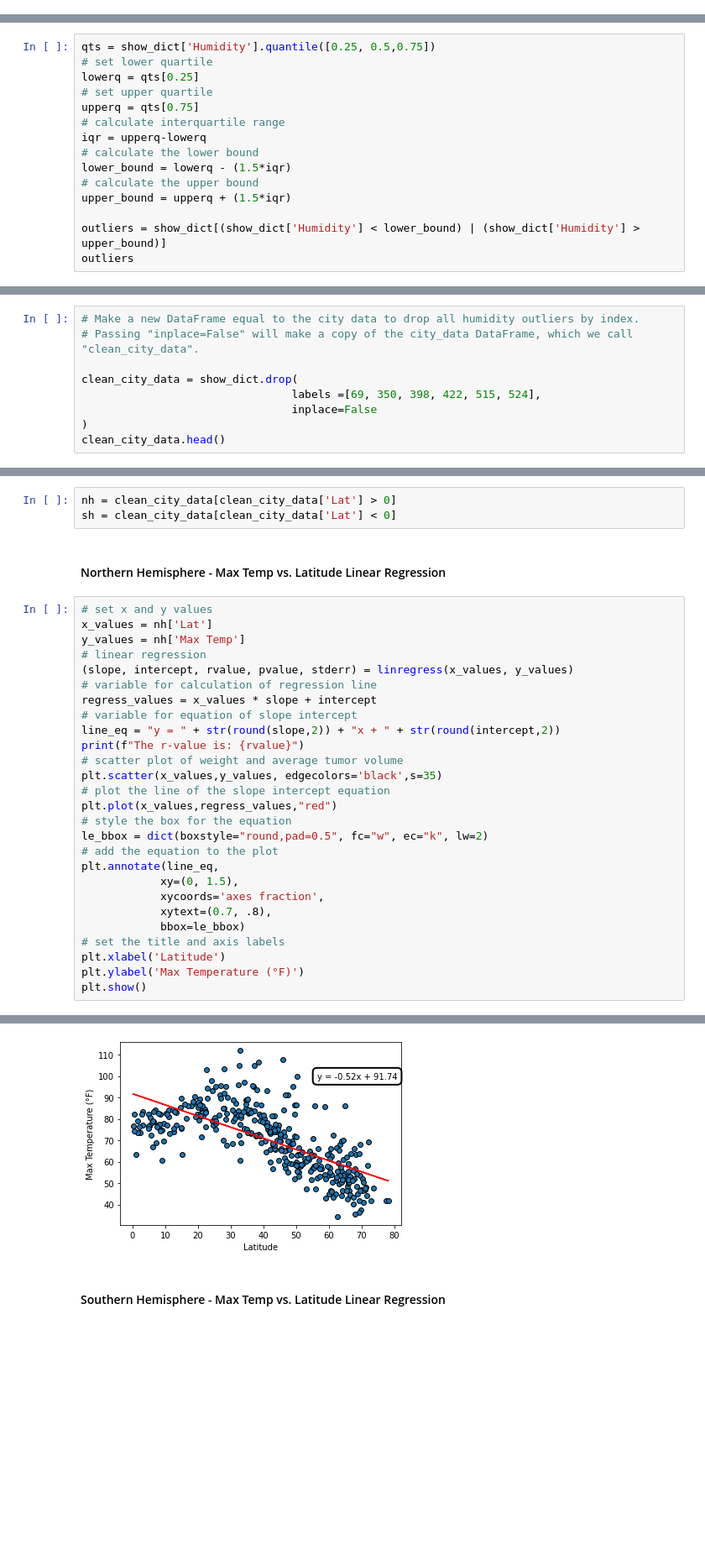
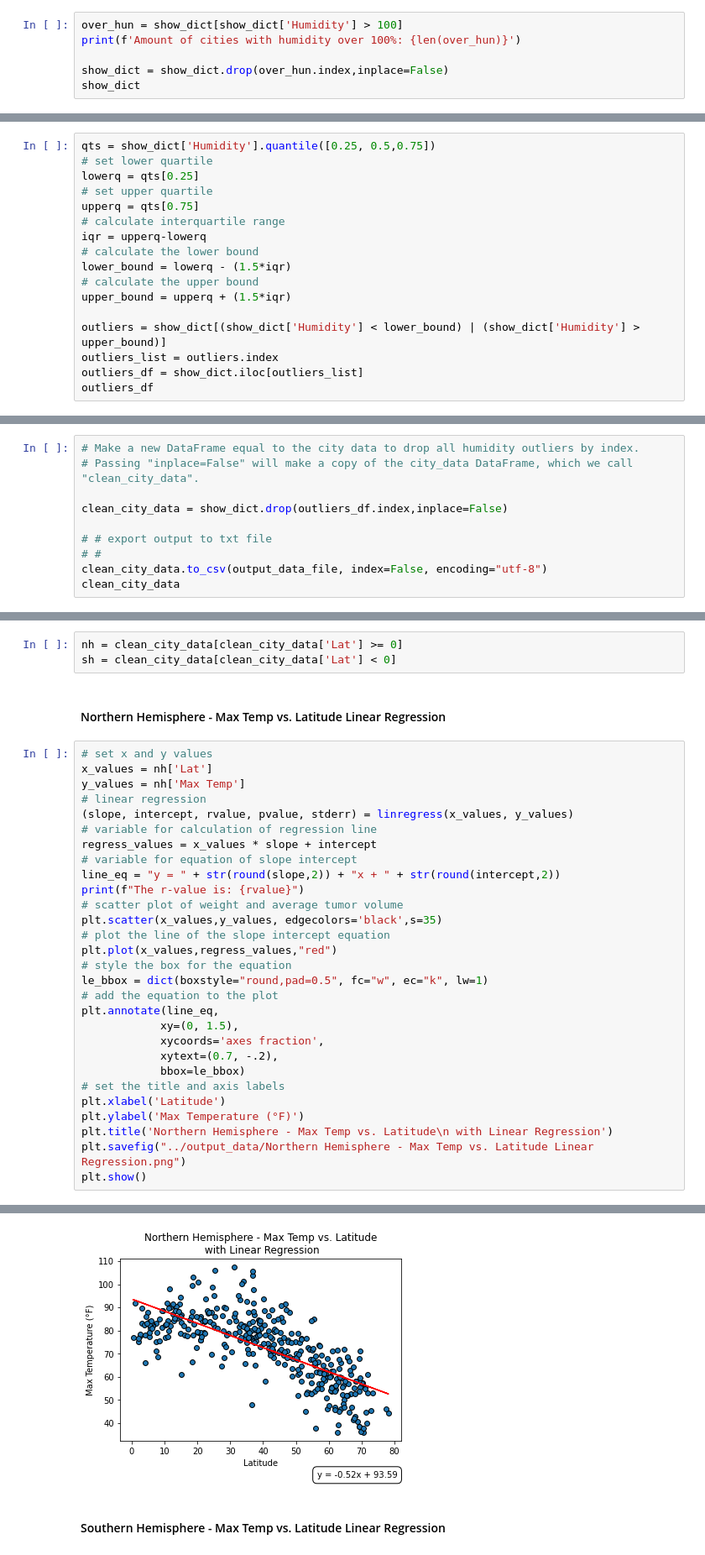
Before and after one commit to rb25s13/python-api-challenge, a Jupyter notebook: WeatherPy/WeatherPy.ipynb, the cells around one changed output, grey strips where cells are left out. Shown at 84% size. Saved outputs shown, nothing was run; the diff lists cells and outputs as text; blank space fills up the shorter version.

```diff
--- a/WeatherPy/WeatherPy.ipynb
+++ b/WeatherPy/WeatherPy.ipynb
@@ -186,0 +184,6 @@ over_hun
+# %%
+over_hun = show_dict[show_dict['Humidity'] > 100]
+print(f'Amount of cities with humidity over 100%: {len(over_hun)}')
+
+show_dict = show_dict.drop(over_hun.index,inplace=False)
+show_dict
@@ -198,6 +216,8 @@ lower_bound = lowerq - (1.5*iqr)
 upper_bound = upperq + (1.5*iqr)
 
 outliers = show_dict[(show_dict['Humidity'] < lower_bound) | (show_dict['Humidity'] > upper_bound)]
-outliers
+outliers_list = outliers.index
+outliers_df = show_dict.iloc[outliers_list]
+outliers_df
 # %% [output]
 |  | City | Lat | Lng | Max Temp | Humidity | Cloudiness | Wind Speed | Country | Date |
@@ -211,10 +239,11 @@ outliers
 # Make a new DataFrame equal to the city data to drop all humidity outliers by index.
 # Passing "inplace=False" will make a copy of the city_data DataFrame, which we call "clean_city_data".
 
-clean_city_data = show_dict.drop(
-                                labels =[69, 350, 398, 422, 515, 524],
-                                inplace=False
-)
-clean_city_data.head()
+clean_city_data = show_dict.drop(outliers_df.index,inplace=False)
+
+# # export output to txt file
+# #
+clean_city_data.to_csv(output_data_file, index=False, encoding="utf-8")
+clean_city_data
 # %% [output]
 |  | City | Lat | Lng | Max Temp | Humidity | Cloudiness | Wind Speed | Country | Date |
@@ -266,7 +306,7 @@ plt.show()
 # %% [markdown]
 ## Linear Regression
 # %%
-nh = clean_city_data[clean_city_data['Lat'] > 0]
+nh = clean_city_data[clean_city_data['Lat'] >= 0]
 sh = clean_city_data[clean_city_data['Lat'] < 0]
 # %% [markdown]
 ####  Northern Hemisphere - Max Temp vs. Latitude Linear Regression
@@ -286,15 +326,17 @@ plt.scatter(x_values,y_values, edgecolors='black',s=35)
 # plot the line of the slope intercept equation
 plt.plot(x_values,regress_values,"red")
 # style the box for the equation
-le_bbox = dict(boxstyle="round,pad=0.5", fc="w", ec="k", lw=2)
+le_bbox = dict(boxstyle="round,pad=0.5", fc="w", ec="k", lw=1)
 # add the equation to the plot
 plt.annotate(line_eq,
             xy=(0, 1.5),
             xycoords='axes fraction',
-            xytext=(0.7, .8),
+            xytext=(0.7, -.2),
             bbox=le_bbox)
 # set the title and axis labels
 plt.xlabel('Latitude')
 plt.ylabel('Max Temperature (°F)')
+plt.title('Northern Hemisphere - Max Temp vs. Latitude\n with Linear Regression')
+plt.savefig("../output_data/Northern Hemisphere - Max Temp vs. Latitude Linear Regression.png")
 plt.show()
 # %% [output]
@@ -302,4 +344,4 @@ The r-value is: -0.6846341978973084
-[figure, old version]
+[figure, new version]
 # %% [markdown]
 ####  Southern Hemisphere - Max Temp vs. Latitude Linear Regression
 # %%
```
Also changed, not shown: parts of 21 cells of this notebook.
